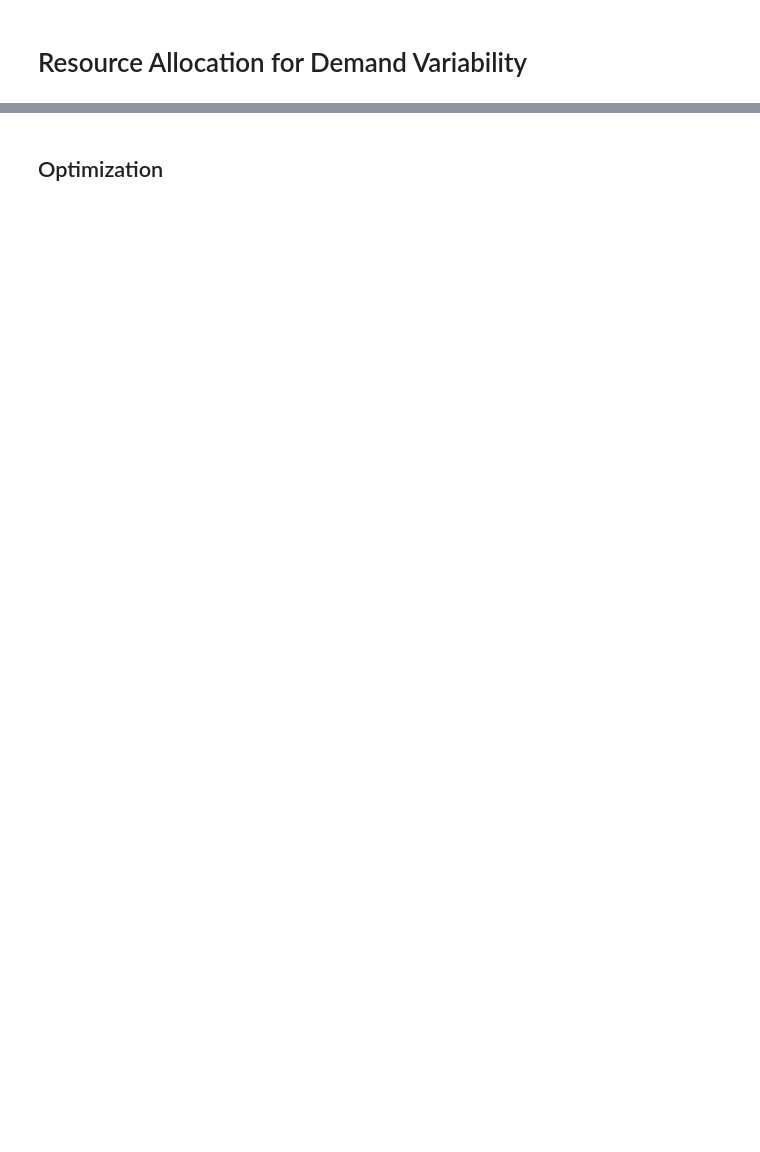
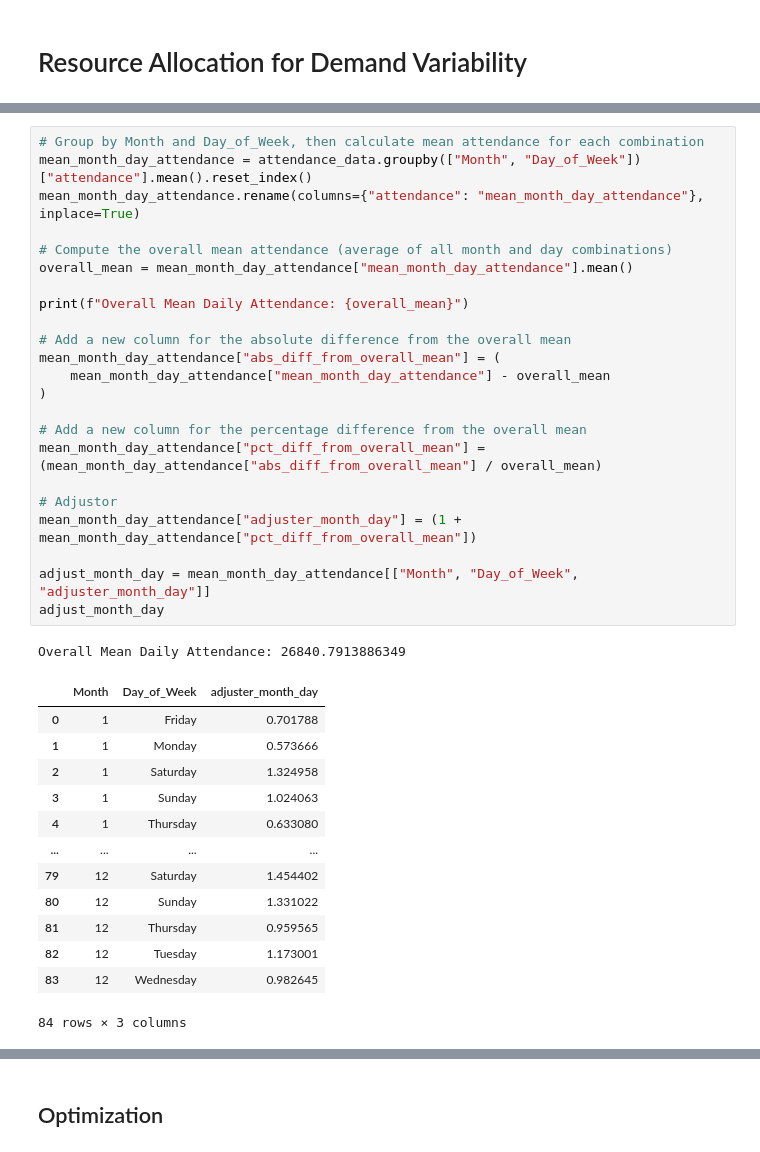
Before and after one commit to reallyjustalan/DSA3101_Group8_Project1, a Jupyter notebook: B3/DSA3101_B3_Modelling.ipynb, the cells around one changed output, grey strips where cells are left out. Drawn from its saved outputs; the diff is of its cells as text; blank space fills up the shorter version.

```diff
--- a/B3/DSA3101_B3_Modelling.ipynb
+++ b/B3/DSA3101_B3_Modelling.ipynb
@@ -97,0 +51,38 @@ R-squared (R²): 0.5769
+# %%
+# Group by Month and Day_of_Week, then calculate mean attendance for each combination
+mean_month_day_attendance = attendance_data.groupby(["Month", "Day_of_Week"])["attendance"].mean().reset_index()
+mean_month_day_attendance.rename(columns={"attendance": "mean_month_day_attendance"}, inplace=True)
+
+# Compute the overall mean attendance (average of all month and day combinations)
+overall_mean = mean_month_day_attendance["mean_month_day_attendance"].mean()
+
+print(f"Overall Mean Daily Attendance: {overall_mean}")
+
+# Add a new column for the absolute difference from the overall mean
+mean_month_day_attendance["abs_diff_from_overall_mean"] = (
+    mean_month_day_attendance["mean_month_day_attendance"] - overall_mean
+)
+
+# Add a new column for the percentage difference from the overall mean
+mean_month_day_attendance["pct_diff_from_overall_mean"] = (mean_month_day_attendance["abs_diff_from_overall_mean"] / overall_mean)
+
+# Adjustor
+mean_month_day_attendance["adjuster_month_day"] = (1 + mean_month_day_attendance["pct_diff_from_overall_mean"])
+
+adjust_month_day = mean_month_day_attendance[["Month", "Day_of_Week", "adjuster_month_day"]]
+adjust_month_day
+# %% [output]
+Overall Mean Daily Attendance: 26840.7913886349
+|  | Month | Day_of_Week | adjuster_month_day |
+| 0 | 1 | Friday | 0.701788 |
+| 1 | 1 | Monday | 0.573666 |
+| 2 | 1 | Saturday | 1.324958 |
+| 3 | 1 | Sunday | 1.024063 |
+| 4 | 1 | Thursday | 0.633080 |
+| ... | ... | ... | ... |
+| 79 | 12 | Saturday | 1.454402 |
+| 80 | 12 | Sunday | 1.331022 |
+| 81 | 12 | Thursday | 0.959565 |
+| 82 | 12 | Tuesday | 1.173001 |
+| 83 | 12 | Wednesday | 0.982645 |
+84 rows × 3 columns
```
Also changed, not shown: parts of 29 cells of this notebook, 1 other file.
